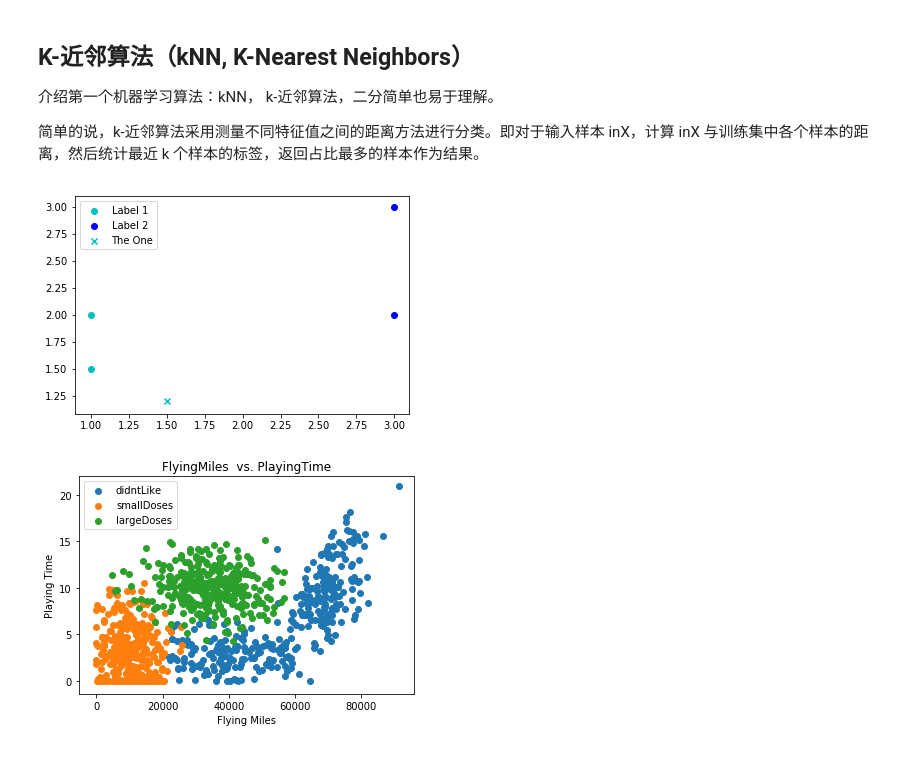
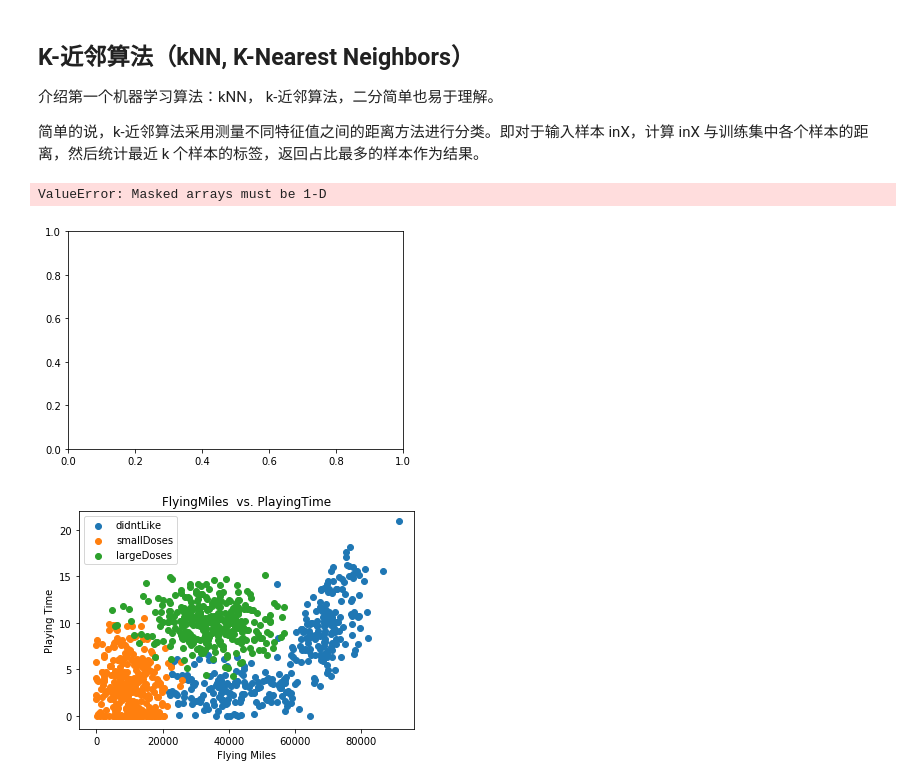
Before and after one commit to AaronFlower/Jupyter, a Jupyter notebook: 02-kNN/kNN.ipynb, the cells around one changed output. Cells and saved outputs as stored; diff of their text form; code cells hidden in the pictures.

```diff
--- a/02-kNN/kNN.ipynb
+++ b/02-kNN/kNN.ipynb
@@ -17,9 +17,10 @@ import matplotlib.pyplot as plt
 def kNNClassifier(inX, dataSet, labels, k):
     m = dataSet.shape[0] # 与 shape(dataSet)[0] 等价。
     # 计算输入样本 inX 与训练集中各个样本之间的距离。
-    diffMat = tile(inX, (m, 1)) - dataSet
+    # diffMat = np.tile(inX, (m, 1)) - dataSet // 已经有 broadcasting 了，就不需要用 np.tile 了吧。
+    diffMat = dataSet - inX
     squaredMat = diffMat.A ** 2
-    dists = sum(squaredMat, axis = 1)
+    dists = np.sum(squaredMat, axis = 1)
     dists = dists ** 0.5
     sortedDistIndices = dists.argsort() # 使用 argsort 是为了保证与 label 标签保持对应。
 
@@ -44,7 +45,7 @@ def plotKnn(dataSet, labels, labelsStr = None ,inX = None, xLabel = None):
             labelsStr.append('Label ' + str(i + 1))
     colors = ['c', 'b', 'g']
     for i in range(types):
-        typeMat = mat(typesMat[i])
+        typeMat = np.mat(typesMat[i])
         plt.scatter(typeMat[:,0], typeMat[:,1], c=colors[i], label = labelsStr[i])
     if (inX):
         plt.scatter(inX[0], inX[1], marker='x', c=colors[xLabel - 1], label = 'The One')
@@ -54,13 +55,14 @@ def plotKnn(dataSet, labels, labelsStr = None ,inX = None, xLabel = None):
 # %%
 # 测试 k-NN 分类
 dataSet = [[1,2],[1,1.5],[3,2],[3,3]]
-dataMat = mat(dataSet)
+dataMat = np.mat(dataSet)
 labels = [1,1,2,2]
 inX = [1.5,1.2]
 xLabel = kNNClassifier(inX, dataMat, labels, 2)
 plotKnn(dataSet, labels, None, inX, xLabel)
 # %% [output]
+ValueError: Masked arrays must be 1-D
-[figure, old version]
+[figure, new version]
 # %%
 '''
 使用 k-NN 算法改进约会网站效果
```
Also changed, not shown: parts of 2 cells of this notebook, 24 other files.
